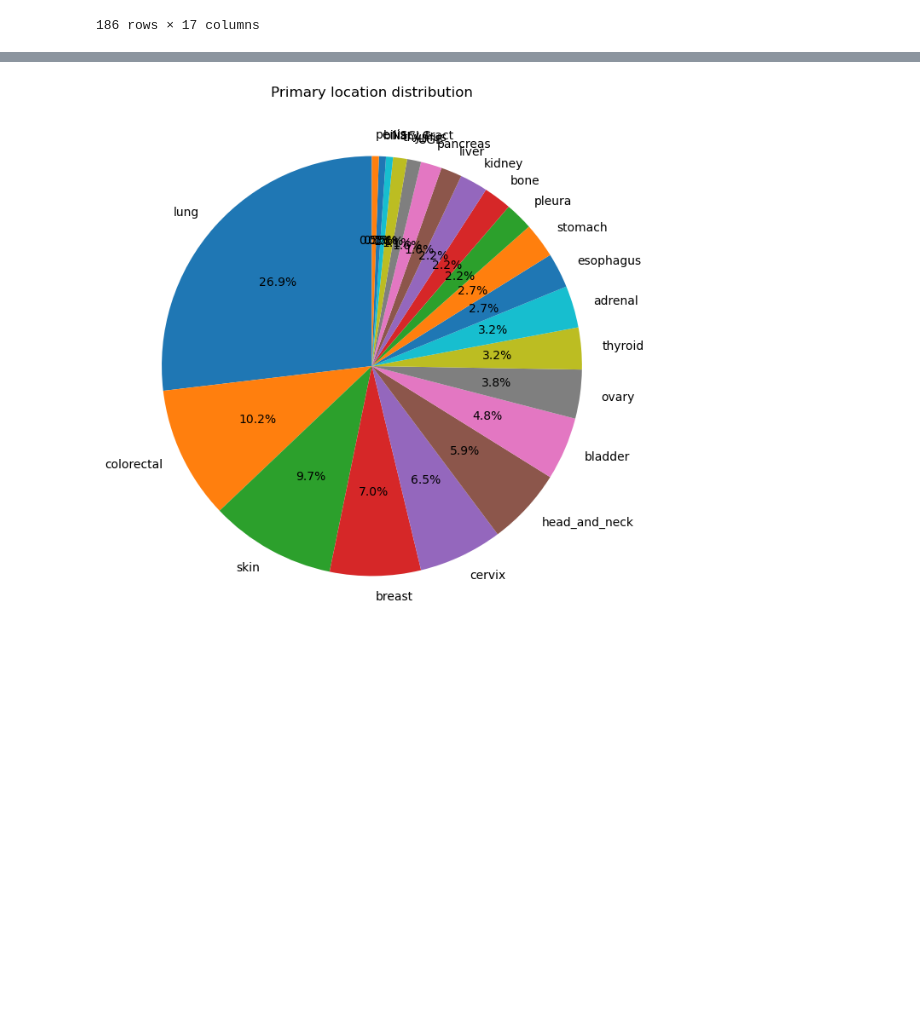
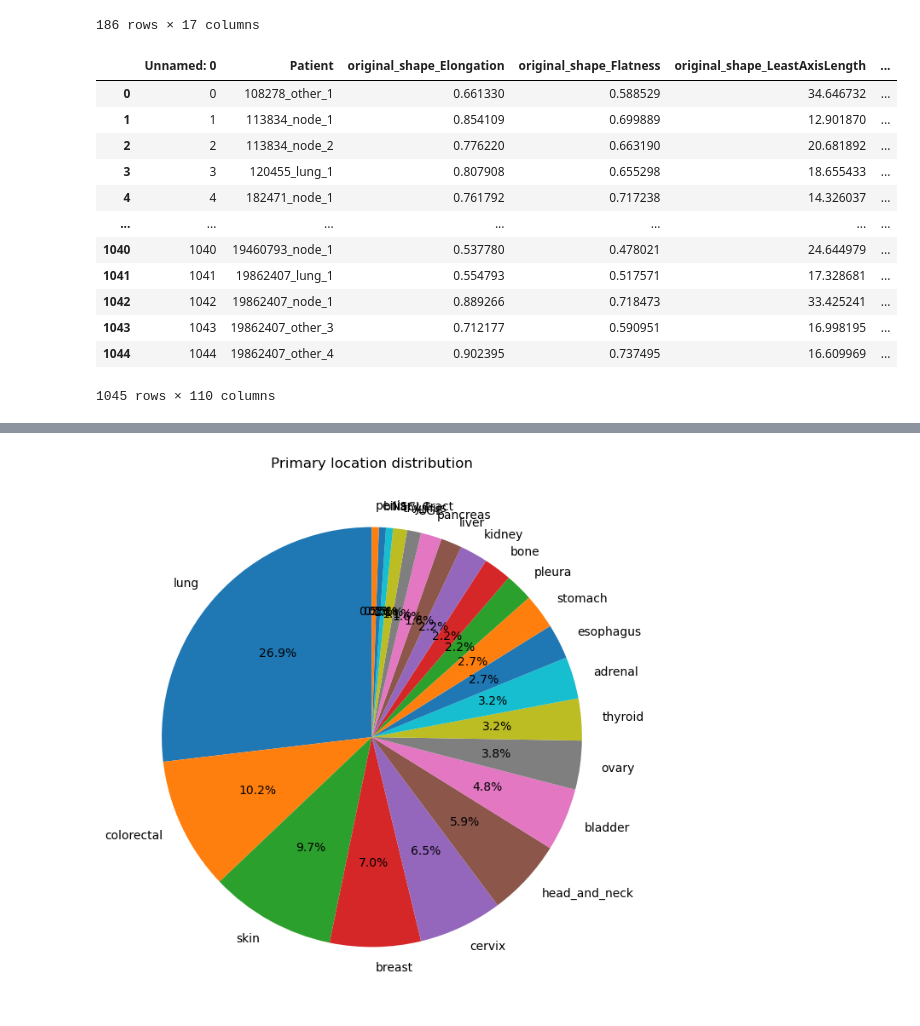
Before and after one commit to laiacoronas/predicting_immunotherapy_response, a Jupyter notebook: clinicalsignature.ipynb, the cells around one changed output, grey strips where cells are left out. Drawn from its saved outputs; the diff is of its cells as text; code cells hidden in the pictures; blank space fills up the shorter version.

```diff
--- a/clinicalsignature.ipynb
+++ b/clinicalsignature.ipynb
@@ -49,3 +57,21 @@ clindata
 | 184 | 412386 | female | cervix | 2 | 67 | monotherapy | 13703.305550 | 0 | ... |
 | 185 | 577697 | male | adrenal | 2 | 62 | monotherapy | 74555.875000 | 0 | ... |
 186 rows × 17 columns
+# %%
+rad = pd.read_csv("C:/Users/lclai/Desktop/codisdef/codisdef/total_df.csv")
+rad.shape
+rad
+# %% [output]
+|  | Unnamed: 0 | Patient | original_shape_Elongation | original_shape_Flatness | original_shape_LeastAxisLength | ... |
+| 0 | 0 | 108278_other_1 | 0.661330 | 0.588529 | 34.646732 | ... |
+| 1 | 1 | 113834_node_1 | 0.854109 | 0.699889 | 12.901870 | ... |
+| 2 | 2 | 113834_node_2 | 0.776220 | 0.663190 | 20.681892 | ... |
+| 3 | 3 | 120455_lung_1 | 0.807908 | 0.655298 | 18.655433 | ... |
+| 4 | 4 | 182471_node_1 | 0.761792 | 0.717238 | 14.326037 | ... |
+| ... | ... | ... | ... | ... | ... | ... |
+| 1040 | 1040 | 19460793_node_1 | 0.537780 | 0.478021 | 24.644979 | ... |
+| 1041 | 1041 | 19862407_lung_1 | 0.554793 | 0.517571 | 17.328681 | ... |
+| 1042 | 1042 | 19862407_node_1 | 0.889266 | 0.718473 | 33.425241 | ... |
+| 1043 | 1043 | 19862407_other_3 | 0.712177 | 0.590951 | 16.998195 | ... |
+| 1044 | 1044 | 19862407_other_4 | 0.902395 | 0.737495 | 16.609969 | ... |
+1045 rows × 110 columns
```
Also changed, not shown: parts of 8 cells of this notebook.
